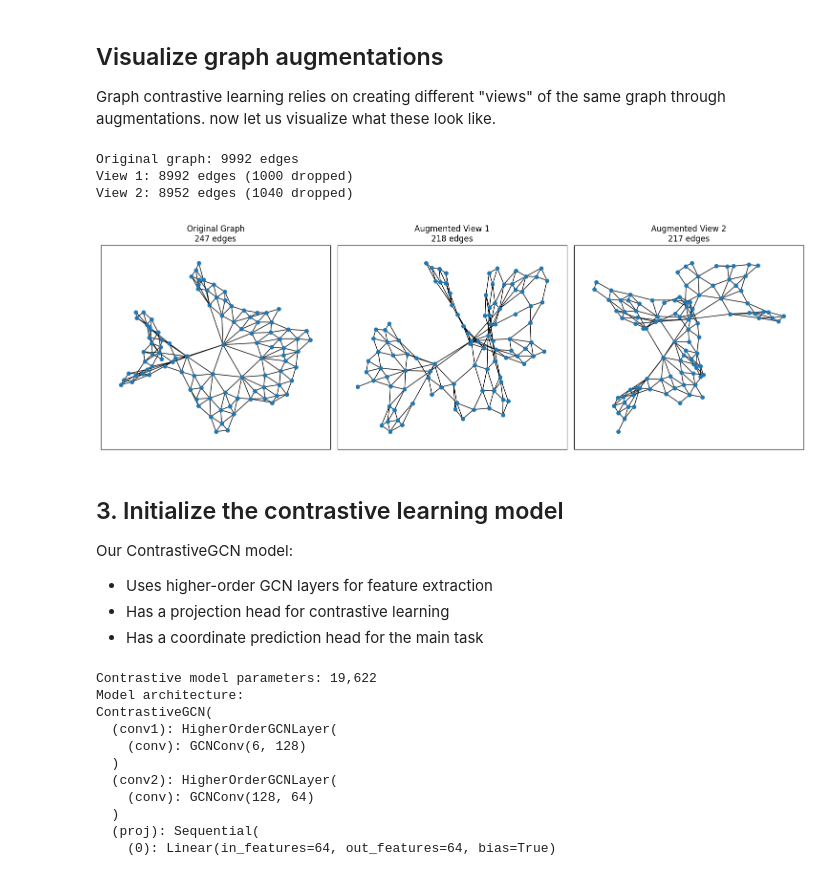
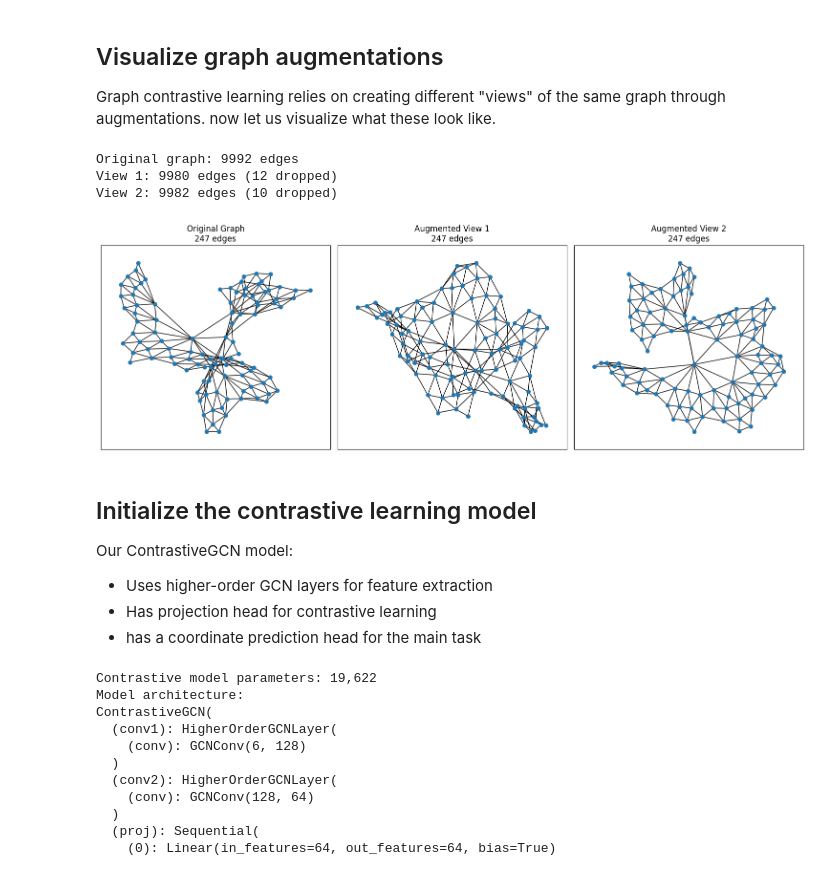
Before and after one commit to devtcu/Topological-Data-Analysis, a Jupyter notebook: syncitia/contrastive_learning/contrastive_learning.ipynb, the cells around one changed output. Saved outputs shown, nothing was run; the diff lists cells and outputs as text; code cells hidden in the pictures.

```diff
--- a/syncitia/contrastive_learning/contrastive_learning.ipynb
+++ b/syncitia/contrastive_learning/contrastive_learning.ipynb
@@ -58,17 +58,17 @@ Node features: 6 dimensions
 
 Graph contrastive learning relies on creating different "views" of the same graph through augmentations. now let us visualize what these look like.
 # %%
-def visualize_graph_views(data, edge_dropout=0.3, feature_mask=0.3):
-    """Visualize different augmented views of the graph"""
-    # Create two augmented views
+def visualize_graph_views(data, edge_dropout, feature_mask):
+    """lets see different augmented views of the graph"""
+    # two augmented views
     view1, view2 = create_graph_views(data, edge_dropout_prob=edge_dropout, feature_mask_prob=feature_mask)
 
-    # Convert to NetworkX for visualization
+    # convert this to NetworkX for visualization
     G_original = to_networkx(data, to_undirected=True)
     G_view1 = to_networkx(view1, to_undirected=True)
     G_view2 = to_networkx(view2, to_undirected=True)
 
-    # Calculate edge differences
+    #Calculate edge differences
     original_edges = set(G_original.edges())
     view1_edges = set(G_view1.edges())
     view2_edges = set(G_view2.edges())
@@ -76,48 +76,48 @@ def visualize_graph_views(data, edge_dropout=0.3, feature_mask=0.3):
     dropped_edges1 = original_edges - view1_edges
     dropped_edges2 = original_edges - view2_edges
 
-    # Count differences
+    # Count the differences
     print(f"Original graph: {len(original_edges)} edges")
     print(f"View 1: {len(view1_edges)} edges ({len(dropped_edges1)} dropped)")
     print(f"View 2: {len(view2_edges)} edges ({len(dropped_edges2)} dropped)")
 
-    # Extract a small subgraph for visualization (100 nodes)
+    # get a small subgraph for visualization (100 nodes)
     nodes_to_vis = list(range(100))
 
     sub_original = G_original.subgraph(nodes_to_vis)
     sub_view1 = G_view1.subgraph(nodes_to_vis)
     sub_view2 = G_view2.subgraph(nodes_to_vis)
 
-    # Plot
+
     plt.figure(figsize=(15, 5))
 
     plt.subplot(1, 3, 1)
     nx.draw_networkx(sub_original, node_size=30, with_labels=False)
     plt.title(f"Original Graph\n{len(sub_original.edges())} edges")
 
     plt.subplot(1, 3, 2)
     nx.draw_networkx(sub_view1, node_size=30, with_labels=False)
     plt.title(f"Augmented View 1\n{len(sub_view1.edges())} edges")
 
     plt.subplot(1, 3, 3)
     nx.draw_networkx(sub_view2, node_size=30, with_labels=False)
     plt.title(f"Augmented View 2\n{len(sub_view2.edges())} edges")
 
     plt.tight_layout()
     plt.show()
 
-# Visualize graph augmentations
-visualize_graph_views(data, edge_dropout=0.1, feature_mask=0.0)
+# visualize graph augmentations
+visualize_graph_views(data, edge_dropout=0.001, feature_mask=0.01)
 # %% [output]
 Original graph: 9992 edges
-View 1: 8992 edges (1000 dropped)
-View 2: 8952 edges (1040 dropped)
+View 1: 9980 edges (12 dropped)
+View 2: 9982 edges (10 dropped)
-[figure, old version]
+[figure, new version]
 # %% [markdown]
-## 3. Initialize the contrastive learning model
+## Initialize the contrastive learning model
 
 Our ContrastiveGCN model:
 - Uses higher-order GCN layers for feature extraction
-- Has a projection head for contrastive learning
-- Has a coordinate prediction head for the main task
+- Has projection head for contrastive learning
+- has a coordinate prediction head for the main task
 # %%
```
Also changed, not shown: parts of 13 cells of this notebook, 1 other file.
